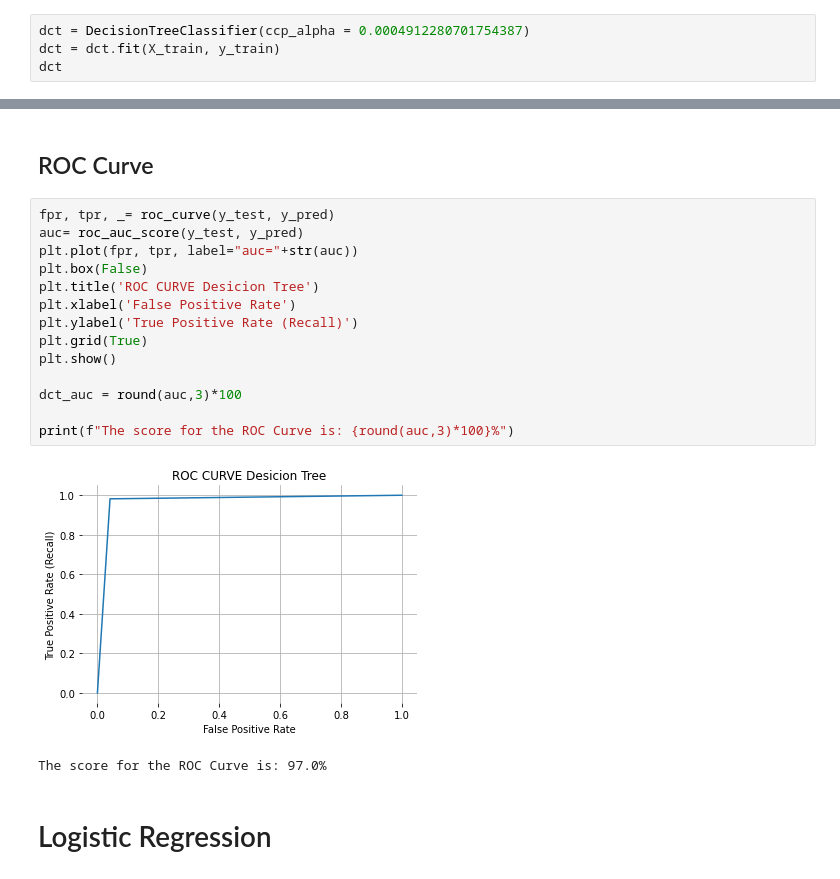
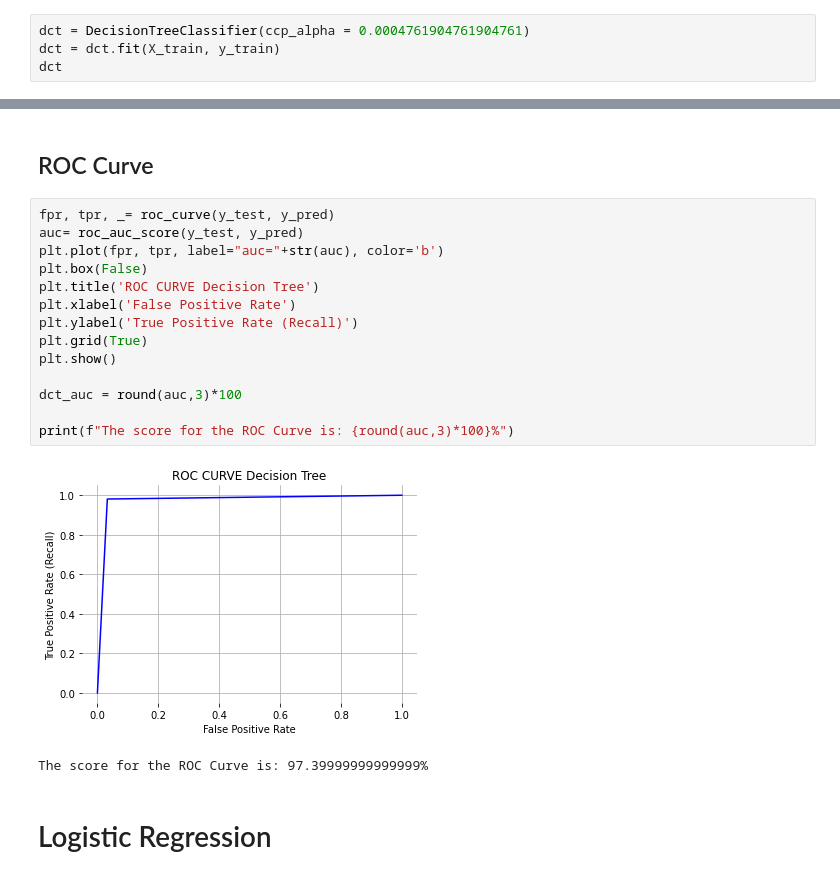
Before and after one commit to haimgoldfisher/Data_Sience_Intro_Final_Project, a Jupyter notebook: NoteBook3 - Machine Learning - Classificaion Model.ipynb, the cells around one changed output, grey strips where cells are left out. Saved outputs shown, nothing was run; the diff lists cells and outputs as text.

```diff
--- a/NoteBook3 - Machine Learning - Classificaion Model.ipynb
+++ b/NoteBook3 - Machine Learning - Classificaion Model.ipynb
@@ -501,5 +552,5 @@ score: 0.9806390977443609  params: {'ccp_alpha': 0.0004912280701754387}
 # %%
-dct = DecisionTreeClassifier(ccp_alpha = 0.0004912280701754387)
+dct = DecisionTreeClassifier(ccp_alpha = 0.0004761904761904761)
 dct = dct.fit(X_train, y_train)
 dct
 # %% [output]
@@ -535,20 +589,20 @@ plot_tree(dct,filled=True);
 # %%
 fpr, tpr, _= roc_curve(y_test, y_pred)
 auc= roc_auc_score(y_test, y_pred)
-plt.plot(fpr, tpr, label="auc="+str(auc))
+plt.plot(fpr, tpr, label="auc="+str(auc), color='b')
 plt.box(False)
-plt.title('ROC CURVE Desicion Tree')
+plt.title('ROC CURVE Decision Tree')
 plt.xlabel('False Positive Rate')
 plt.ylabel('True Positive Rate (Recall)')
 plt.grid(True)
 plt.show()
 
 dct_auc = round(auc,3)*100
 
 print(f"The score for the ROC Curve is: {round(auc,3)*100}%")
 # %% [output]
-[figure, old version]
+[figure, new version]
-The score for the ROC Curve is: 97.0%
+The score for the ROC Curve is: 97.39999999999999%
 # %% [markdown]
 # Logistic Regression
 # %% [markdown]
```
Also changed, not shown: parts of 54 cells of this notebook.
